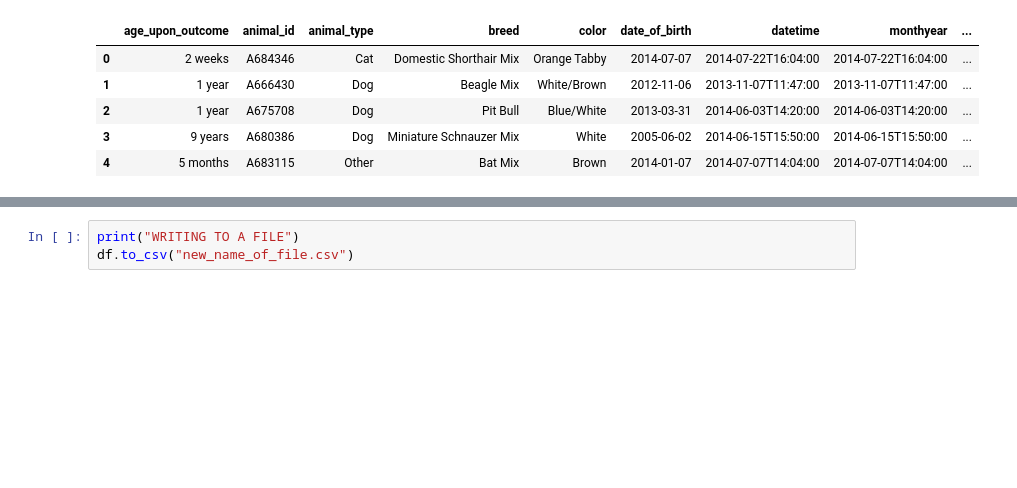
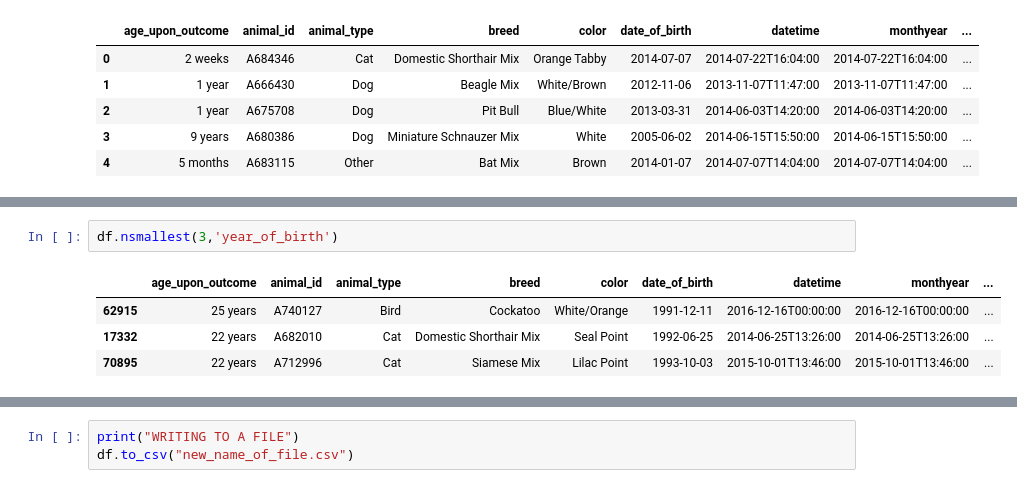
Before and after one commit to navneetkrc/Deep-Learning-Experiments-implemented-using-Google-Colab, a Jupyter notebook: Basics/Pandas_basics.ipynb, the cells around one changed output, grey strips where cells are left out. Cells and saved outputs as stored; diff of their text form; blank space fills up the shorter version.

```diff
--- a/Basics/Pandas_basics.ipynb
+++ b/Basics/Pandas_basics.ipynb
@@ -295,0 +441,7 @@ df.head()
+# %%
+df.nsmallest(3,'year_of_birth')
+# %% [output]
+|  | age_upon_outcome | animal_id | animal_type | breed | color | date_of_birth | datetime | monthyear | ... |
+| 62915 | 25 years | A740127 | Bird | Cockatoo | White/Orange | 1991-12-11 | 2016-12-16T00:00:00 | 2016-12-16T00:00:00 | ... |
+| 17332 | 22 years | A682010 | Cat | Domestic Shorthair Mix | Seal Point | 1992-06-25 | 2014-06-25T13:26:00 | 2014-06-25T13:26:00 | ... |
+| 70895 | 22 years | A712996 | Cat | Siamese Mix | Lilac Point | 1993-10-03 | 2015-10-01T13:46:00 | 2015-10-01T13:46:00 | ... |
```
Also changed, not shown: parts of 25 cells of this notebook.
